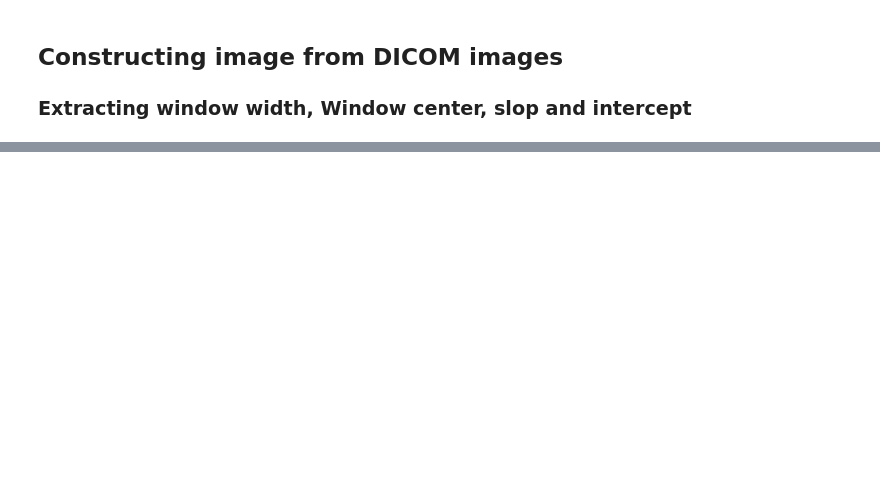
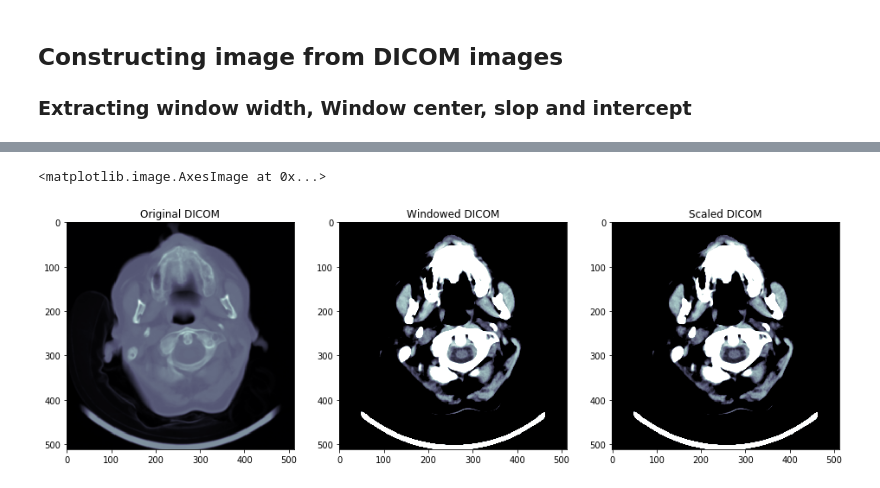
Before and after one commit to sara-kassani/RSNA-Hemorrhage-Detection, a Jupyter notebook: RSNA_Hemorrhage_EDA_01.ipynb, the cells around one changed output, grey strips where cells are left out. Saved outputs shown, nothing was run; the diff lists cells and outputs as text; code cells hidden in the pictures; blank space fills up the shorter version.

Commit message:
DICOM Re-construction - Windowing

```diff
--- a/RSNA_Hemorrhage_EDA_01.ipynb
+++ b/RSNA_Hemorrhage_EDA_01.ipynb
@@ -238,10 +253,11 @@ dcm_img[("0028", "1050")]
 # %%
 def get_windowed_img(img, win_center, win_width, intercept, slope):
     img = (img*slope + intercept)
-    img_min = win_center - win_width // 2
-    img_max = win_center + win_width //2
+    img_min = win_center[0] - win_width[0] // 2
+    img_max = win_center[0] + win_width[0] //2
     img[img < img_min] = img_min
     img[img > img_max] = img_max
     return img
 # %%
-windowed_img = get_windowed_img (dcm_img.pixel_array, )
+windowed_img = get_windowed_img (dcm_img.pixel_array, win_center, win_width, win_intercept, win_slope)
+print(windowed_img)
@@ -247,0 +272,27 @@ windowed_img = get_windowed_img (dcm_img.pixel_array, )
+# %%
+def scale_windowed_img(img):
+    """
+    1. Convert to float
+    2. Rescale to 0-255
+    3. Concert to uint8
+    """
+    img_2d = img.astype(float)
+    img_2d_scaled = (np.maximum(img_2d, 0) / img_2d.max()) * 255.0
+    img_2d_scaled = np.uint8 (img_2d_scaled)
+    return img_2d_scaled
+# %%
+scaled_img = scale_windowed_img(windowed_img)
+# %%
+f, (ax1, ax2, ax3) = plt.subplots(1, 3, figsize = (16, 12))
+
+ax1.set_title("Original DICOM")
+ax1.imshow (dcm_img.pixel_array, cmap = "bone")
+
+ax2.set_title("Windowed DICOM")
+ax2.imshow(windowed_img, cmap = "bone")
+
+ax3.set_title("Scaled DICOM")
+ax3.imshow(scaled_img, cmap = "bone", vmin = 0, vmax = 255)
+# %% [output]
+<matplotlib.image.AxesImage at 0x...>
+[figure, added]
```
Also changed, not shown: parts of 5 cells of this notebook.
